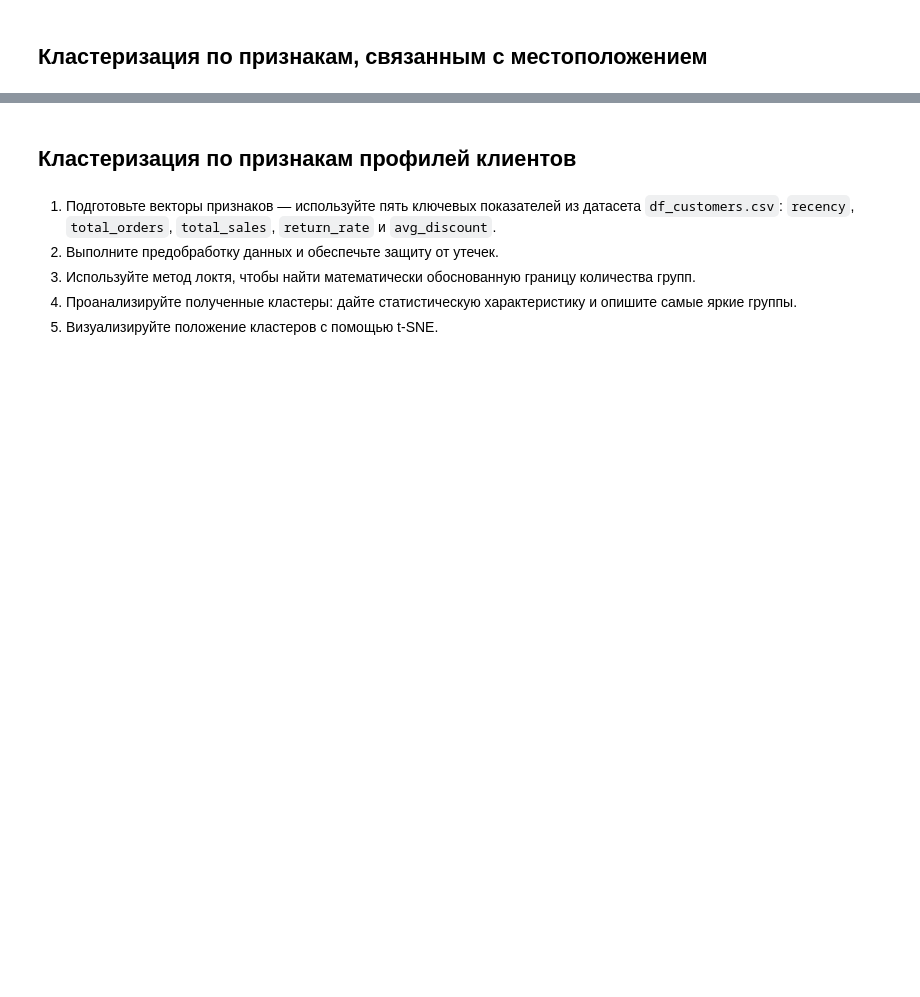
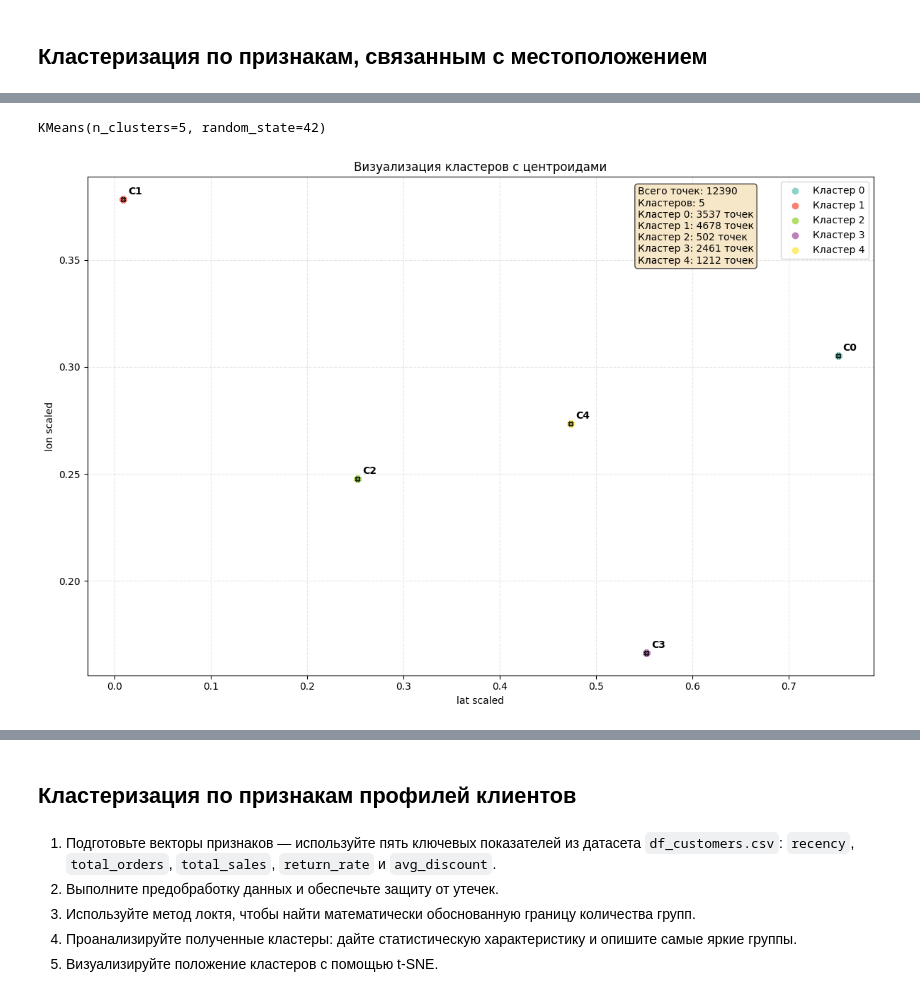
Before and after one commit to Plakhotniuk/practicum_ds, a Jupyter notebook: ml/unsupervised_learning/project/order_cancellation_risk.ipynb, the cells around one changed output, grey strips where cells are left out. Saved outputs shown, nothing was run; the diff lists cells and outputs as text; code cells hidden in the pictures; blank space fills up the shorter version.

```diff
--- a/ml/unsupervised_learning/project/order_cancellation_risk.ipynb
+++ b/ml/unsupervised_learning/project/order_cancellation_risk.ipynb
@@ -699,0 +850,22 @@ Pipeline(steps=[('preproc',
+# %%
+kmeans_pipe = Pipeline(
+    steps=[
+        ('prep', k_means_preproc),
+        ('kmeans', KMeans(n_clusters=5, init="k-means++", random_state=RANDOM_SEED)),
+    ]
+)
+kmeans_pipe.fit(df_customers_train)
+kmeans = kmeans_pipe.named_steps["kmeans"]
+
+kmeans
+# %% [output]
+KMeans(n_clusters=5, random_state=42)
+# %%
+# Перевод представления признаков X обучающей выборки в пространство KMeans
+X_train_emb = kmeans_pipe.named_steps["prep"].transform(df_customers_train)
+
+# Получаем метки кластеров
+train_cluster = kmeans.predict(X_train_emb)
+
+# Центры кластеров
+train_centers = kmeans.cluster_centers_[train_cluster]
@@ -699,0 +934,4 @@ Pipeline(steps=[('preproc',
+# %%
+plot_clusters(labels=train_cluster, points=train_centers)
+# %% [output]
+[figure, added]
```
Also changed, not shown: parts of 46 cells of this notebook.
